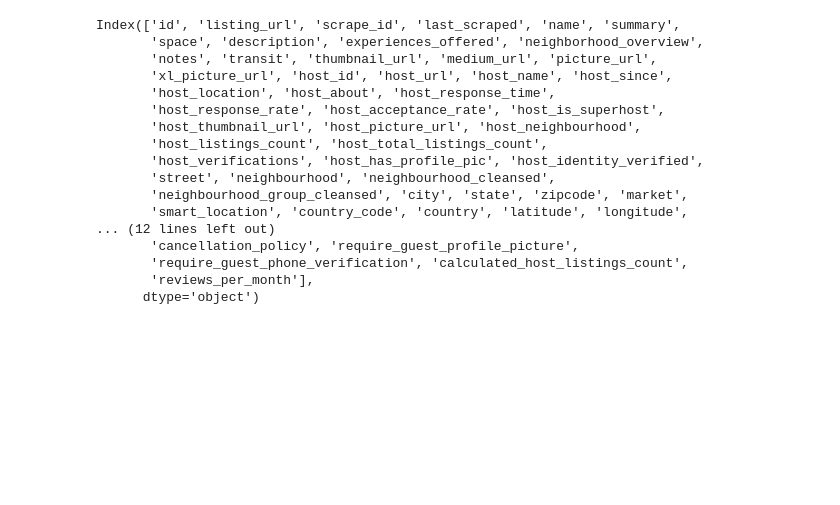
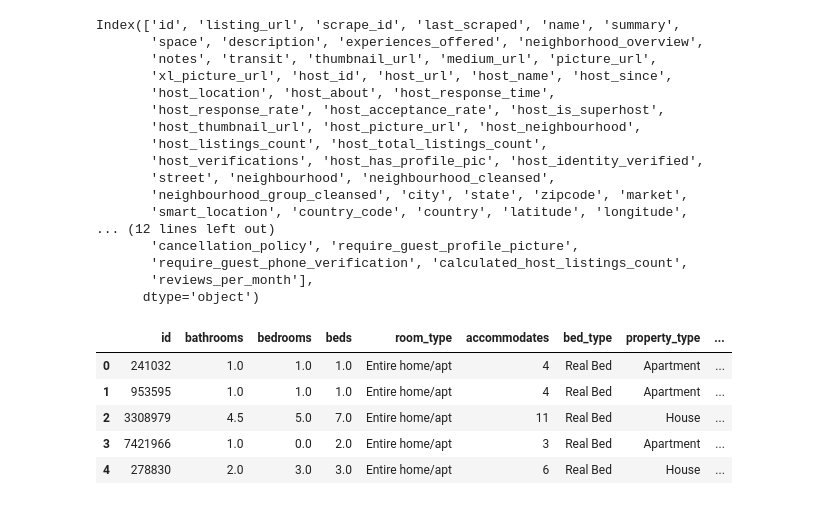
Before and after one commit to vibhutivadje/Predicting_Airbnb_revenue, a Jupyter notebook: Main.ipynb, the cells around one changed output. Cells and saved outputs as stored; diff of their text form; code cells hidden in the pictures; blank space fills up the shorter version.

Commit message:
listing info

```diff
--- a/Main.ipynb
+++ b/Main.ipynb
@@ -235,3 +235,18 @@ Index(['id', 'listing_url', 'scrape_id', 'last_scraped', 'name', 'summary',
        'require_guest_phone_verification', 'calculated_host_listings_count',
        'reviews_per_month'],
       dtype='object')
+# %%
+house_properties = ['bathrooms', 'bedrooms', 'beds', 'room_type', 'accommodates', 'bed_type','property_type','neighbourhood_group_cleansed']
+host_policies = ['guests_included','minimum_nights', 'maximum_nights','cancellation_policy','require_guest_phone_verification','require_guest_profile_picture','host_has_profile_pic', 'host_identity_verified']
+pricing_strategies = ['price','cleaning_fee','extra_people']
+# %%
+useful_cols = ['id'] + house_properties + host_policies + pricing_strategies
+listings_df = listings_df[useful_cols]
+listings_df.head()
+# %% [output]
+|  | id | bathrooms | bedrooms | beds | room_type | accommodates | bed_type | property_type | ... |
+| 0 | 241032 | 1.0 | 1.0 | 1.0 | Entire home/apt | 4 | Real Bed | Apartment | ... |
+| 1 | 953595 | 1.0 | 1.0 | 1.0 | Entire home/apt | 4 | Real Bed | Apartment | ... |
+| 2 | 3308979 | 4.5 | 5.0 | 7.0 | Entire home/apt | 11 | Real Bed | House | ... |
+| 3 | 7421966 | 1.0 | 0.0 | 2.0 | Entire home/apt | 3 | Real Bed | Apartment | ... |
+| 4 | 278830 | 2.0 | 3.0 | 3.0 | Entire home/apt | 6 | Real Bed | House | ... |
```
Also changed, not shown: parts of 1 cell of this notebook.
